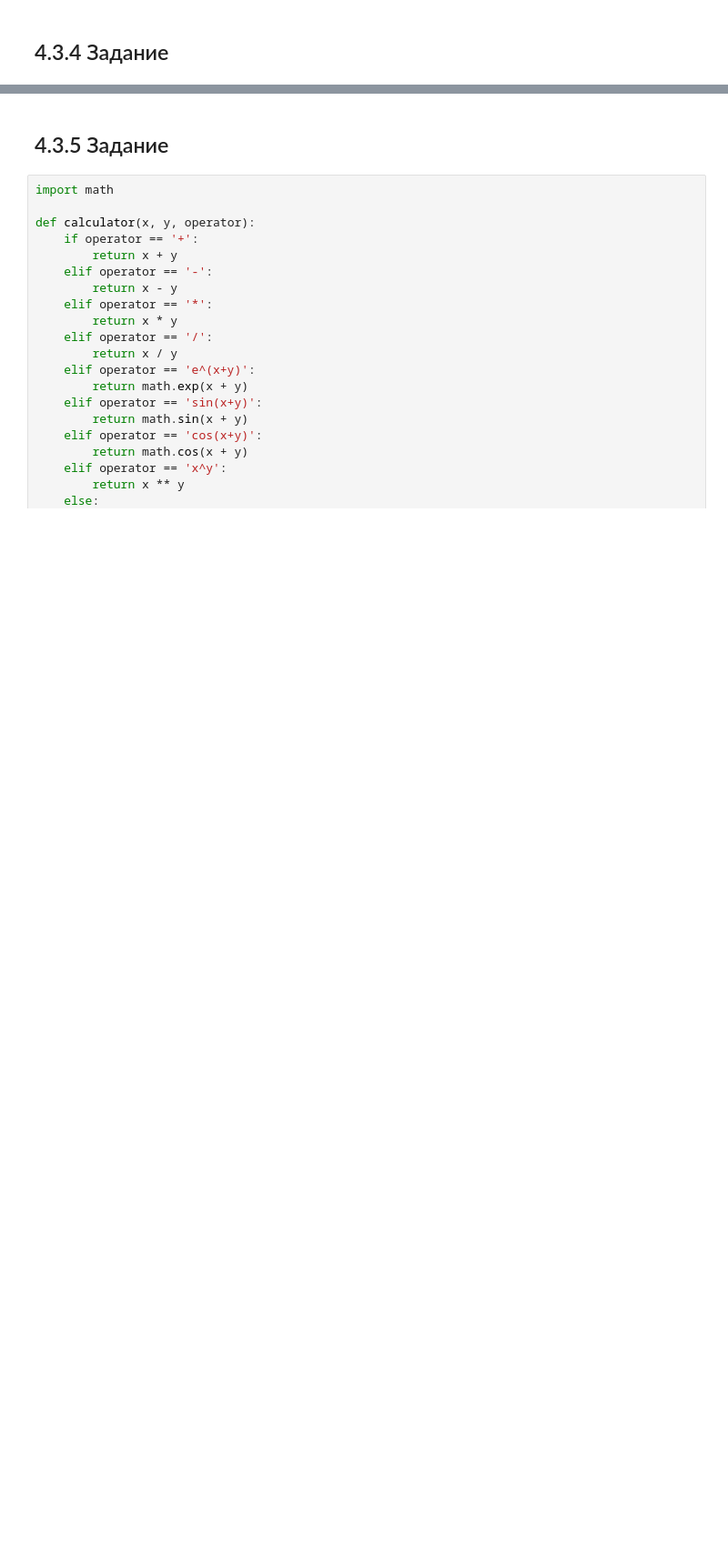
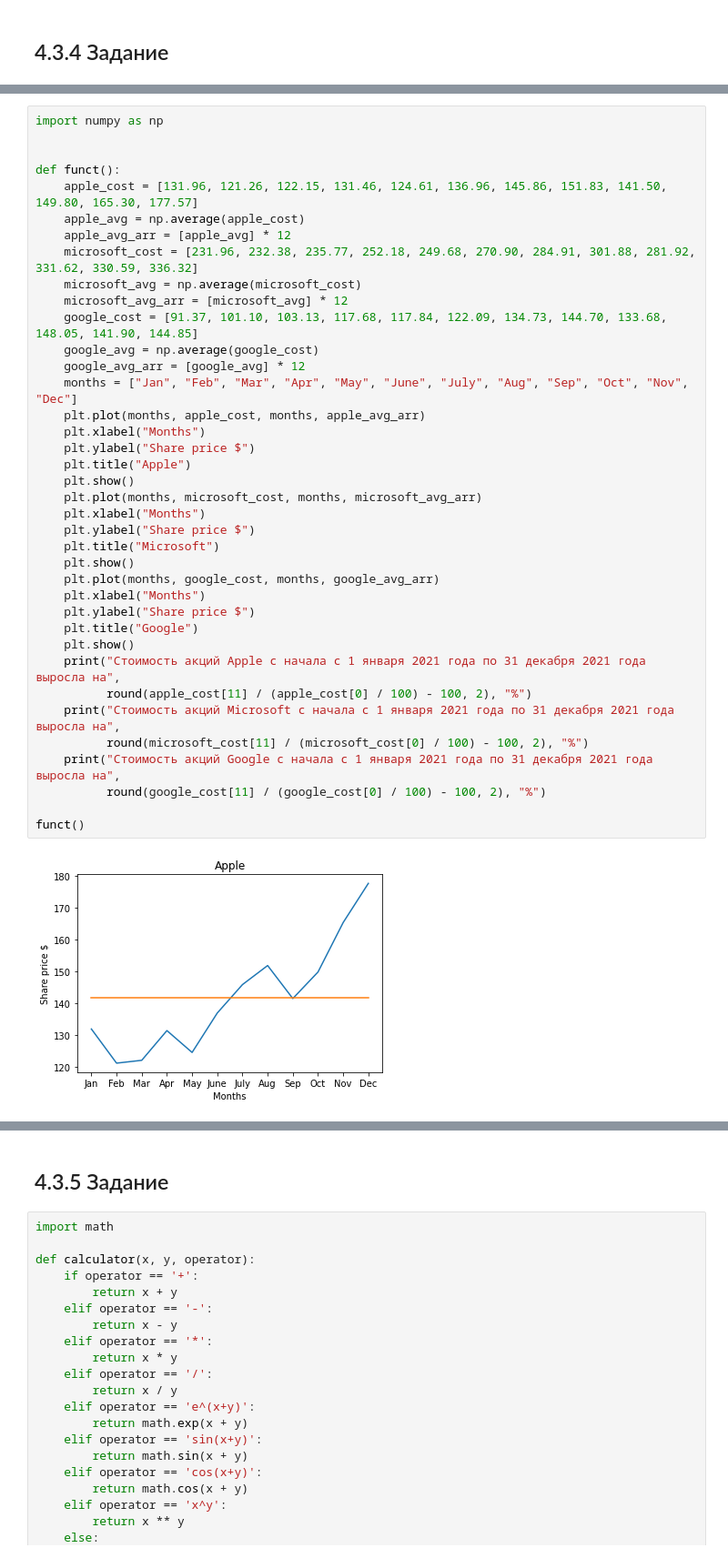
Before and after one commit to 8268826/AISemester3, a Jupyter notebook: AISemester3.ipynb, the cells around one changed output, grey strips where cells are left out. Shown at 91% size. Drawn from its saved outputs; the diff is of its cells as text; blank space fills up the shorter version.

```diff
--- a/AISemester3.ipynb
+++ b/AISemester3.ipynb
@@ -186,0 +158,40 @@ RemoteDataError: ignored
+# %%
+import numpy as np
+
+
+def funct():
+    apple_cost = [131.96, 121.26, 122.15, 131.46, 124.61, 136.96, 145.86, 151.83, 141.50, 149.80, 165.30, 177.57]
+    apple_avg = np.average(apple_cost)
+    apple_avg_arr = [apple_avg] * 12
+    microsoft_cost = [231.96, 232.38, 235.77, 252.18, 249.68, 270.90, 284.91, 301.88, 281.92, 331.62, 330.59, 336.32]
+    microsoft_avg = np.average(microsoft_cost)
+    microsoft_avg_arr = [microsoft_avg] * 12
+    google_cost = [91.37, 101.10, 103.13, 117.68, 117.84, 122.09, 134.73, 144.70, 133.68, 148.05, 141.90, 144.85]
+    google_avg = np.average(google_cost)
+    google_avg_arr = [google_avg] * 12
+    months = ["Jan", "Feb", "Mar", "Apr", "May", "June", "July", "Aug", "Sep", "Oct", "Nov", "Dec"]
+    plt.plot(months, apple_cost, months, apple_avg_arr)
+    plt.xlabel("Months")
+    plt.ylabel("Share price $")
+    plt.title("Apple")
+    plt.show()
+    plt.plot(months, microsoft_cost, months, microsoft_avg_arr)
+    plt.xlabel("Months")
+    plt.ylabel("Share price $")
+    plt.title("Microsoft")
+    plt.show()
+    plt.plot(months, google_cost, months, google_avg_arr)
+    plt.xlabel("Months")
+    plt.ylabel("Share price $")
+    plt.title("Google")
+    plt.show()
+    print("Стоимость акций Apple с начала с 1 января 2021 года по 31 декабря 2021 года выросла на",
+          round(apple_cost[11] / (apple_cost[0] / 100) - 100, 2), "%")
+    print("Стоимость акций Microsoft с начала с 1 января 2021 года по 31 декабря 2021 года выросла на",
+          round(microsoft_cost[11] / (microsoft_cost[0] / 100) - 100, 2), "%")
+    print("Стоимость акций Google с начала с 1 января 2021 года по 31 декабря 2021 года выросла на",
+          round(google_cost[11] / (google_cost[0] / 100) - 100, 2), "%")
+
+funct()
+# %% [output]
+[figure, added]
```
Also changed, not shown: parts of 27 cells of this notebook.
